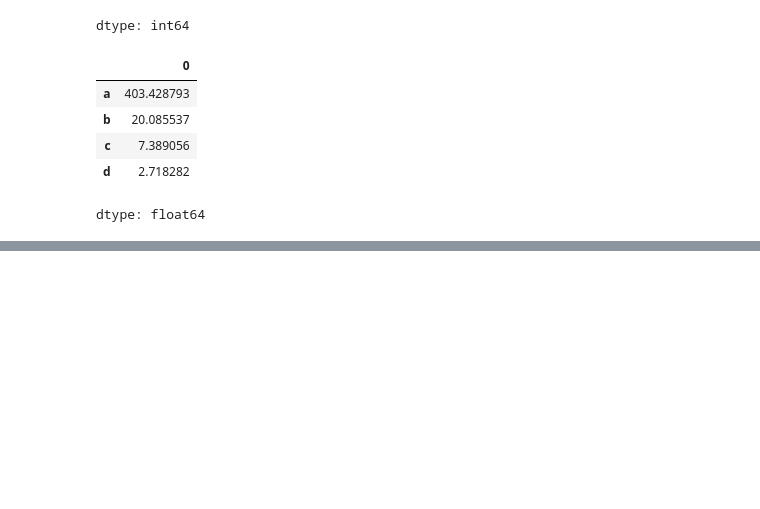
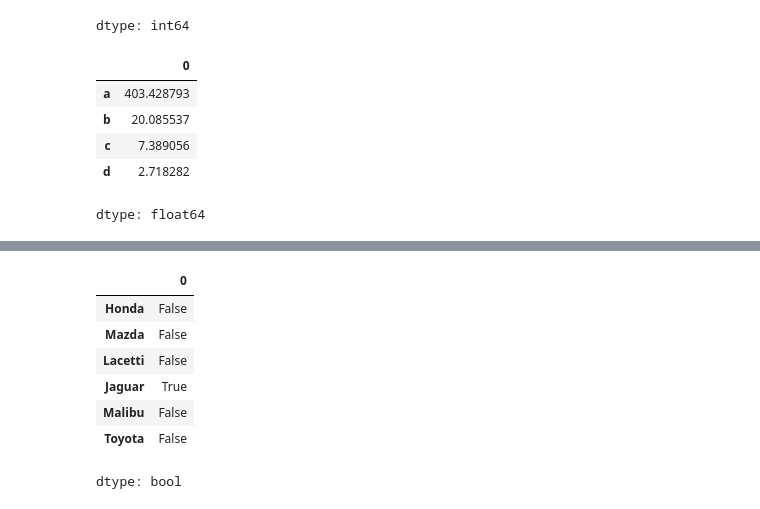
Before and after one commit to Sanjar-prog/Telegram-JavaScript-Bot, a Jupyter notebook: Copy_of_Pandas_kutubxonasi.ipynb, the cells around one changed output, grey strips where cells are left out. Drawn from its saved outputs; the diff is of its cells as text; code cells hidden in the pictures; blank space fills up the shorter version.

```diff
--- a/Copy_of_Pandas_kutubxonasi.ipynb
+++ b/Copy_of_Pandas_kutubxonasi.ipynb
@@ -96,0 +158,11 @@ dtype: float64
+# %%
+cars2.isnull()
+# %% [output]
+|  | 0 |
+| Honda | False |
+| Mazda | False |
+| Lacetti | False |
+| Jaguar | True |
+| Malibu | False |
+| Toyota | False |
+dtype: bool
```
Also changed, not shown: parts of 20 cells of this notebook.
